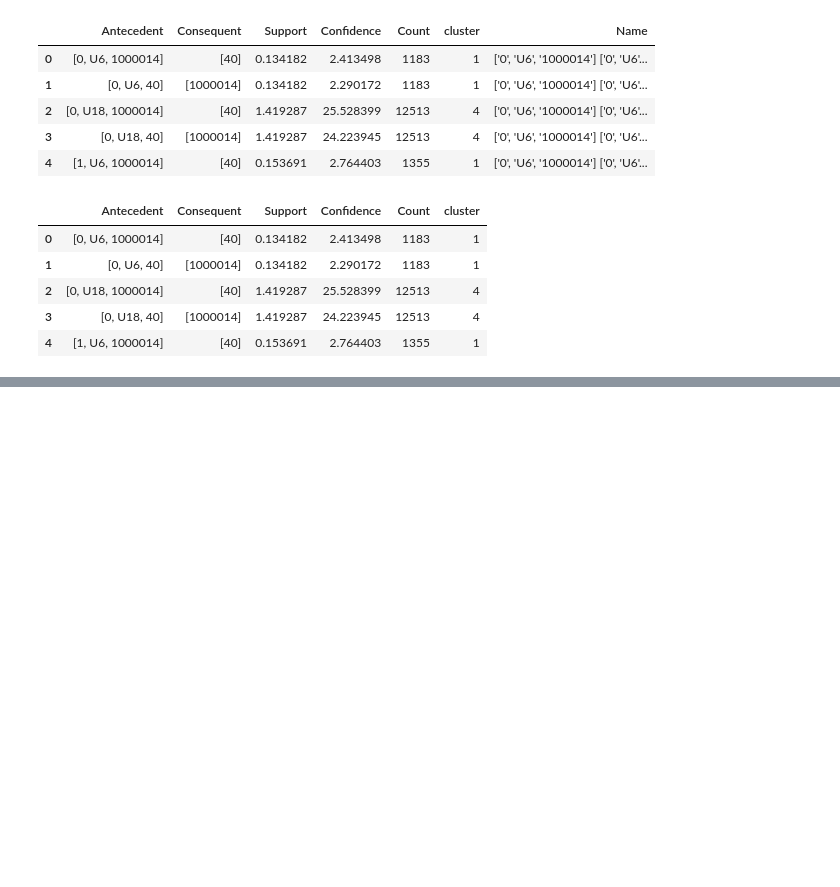
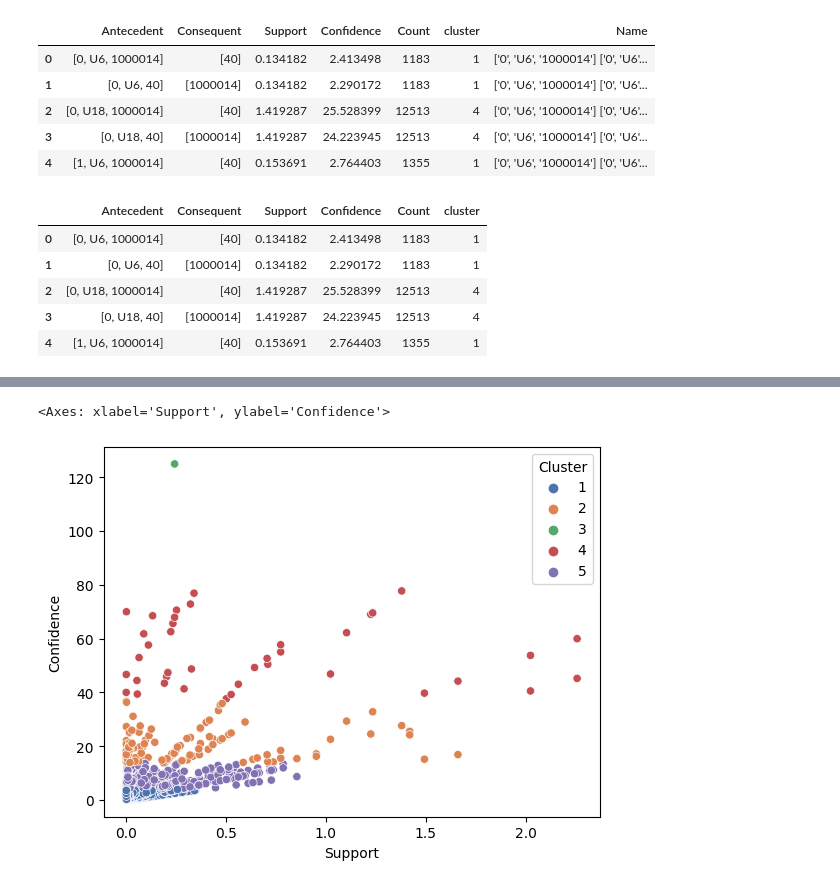
Before and after one commit to bandbu/ARM_Vaccines, a Jupyter notebook: VNVC_rule.ipynb, the cells around one changed output, grey strips where cells are left out. Cells and saved outputs as stored; diff of their text form; code cells hidden in the pictures; blank space fills up the shorter version.

```diff
--- a/VNVC_rule.ipynb
+++ b/VNVC_rule.ipynb
@@ -206,3 +217,7 @@ df2.head(5)
 | 2 | [0, U18, 1000014] | [40] | 1.419287 | 25.528399 | 12513 | 4 |
 | 3 | [0, U18, 40] | [1000014] | 1.419287 | 24.223945 | 12513 | 4 |
 | 4 | [1, U6, 1000014] | [40] | 0.153691 | 2.764403 | 1355 | 1 |
+# %%
+path='C:\Khoa\Git\Association-Rule-Mining\RulesClusterIncluded.json'
+df=pd.read_json(path)
+df.head(5)
@@ -208,0 +231,5 @@ df2.head(5)
+# %%
+sns.scatterplot(data=df, x='Support', y='Confidence', hue='Cluster', palette='deep')
+# %% [output]
+<Axes: xlabel='Support', ylabel='Confidence'>
+[figure, added]
```
Also changed, not shown: parts of 11 cells of this notebook.
